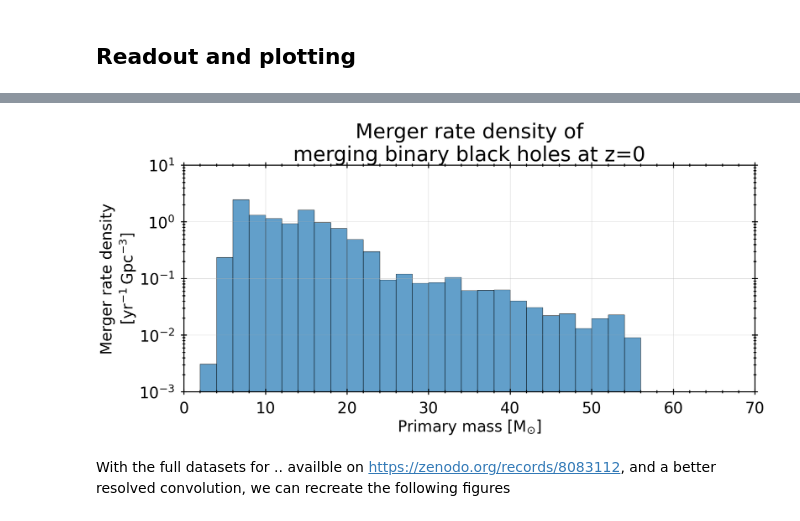
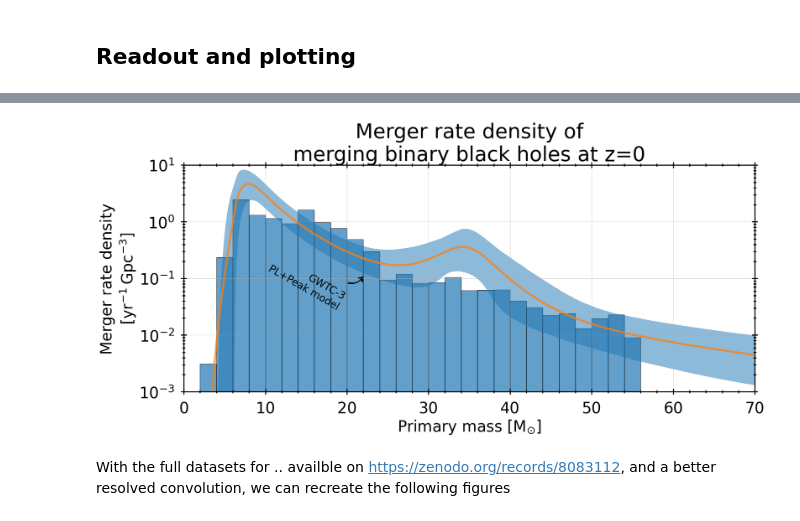
Before and after one commit to FloorBroekgaarden/growl-syntheticstellarpopconvolve, a Jupyter notebook: examples/notebook_example_GW_merger_rate_density.ipynb, the cells around one changed output, grey strips where cells are left out. Saved outputs shown, nothing was run; the diff lists cells and outputs as text; code cells hidden in the pictures.

Commit message:
updated notebooks and script

```diff
--- a/examples/notebook_example_GW_merger_rate_density.ipynb
+++ b/examples/notebook_example_GW_merger_rate_density.ipynb
@@ -273,26 +273,41 @@ local_index
 Name: primary_mass, Length: 33201, dtype: float64
 <KeysViewHDF5 ['yield']>
 # %%
+from syntheticstellarpopconvolve.usecase_notebook_utils.usecase_gw_utils import add_confidence_interval_powerlaw_peak_primary_mass
+
 primary_mass_bins = np.arange(0, 80, 2)
 
 
 
 #
 fig, ax = plt.subplots(figsize=(20,8))
 
 # Compute weighted histogram
 ax.hist(primary_mass_array, bins=primary_mass_bins, weights=yield_data, edgecolor='black', alpha=0.7)
 
 # Set axis labels and title
 ax.set_xlabel('Primary mass [{}]'.format(u.Msun.to_string("latex_inline")))
 ax.set_ylabel('Merger rate density\n[{}]'.format(unit_dict['yield'].to_string("latex_inline")))
 ax.set_title('Merger rate density of\nmerging binary black holes at z=0')
 ax.set_ylim(0.001, 10)
 ax.set_xlim(0, 70)
 ax.set_yscale('log')
 
+
+
+# Add confidence interval of observations
+fig, ax = add_confidence_interval_powerlaw_peak_primary_mass(
+    fig=fig,
+    ax=ax,
+    data_root=os.path.join(os.environ["DATAFILES_ROOT"], "GW"),
+    fill_between_kwargs={},
+    add_text=True,
+    redshift=0.2,
+)
+
+
 plt.show()
 # %% [output]
-[figure, old version]
+[figure, new version]
 # %% [markdown]
 With the full datasets for .. availble on https://zenodo.org/records/8083112, and a better resolved convolution, we can recreate the following figures
```
Also changed, not shown: parts of 1 cell of this notebook, 1 other file.
